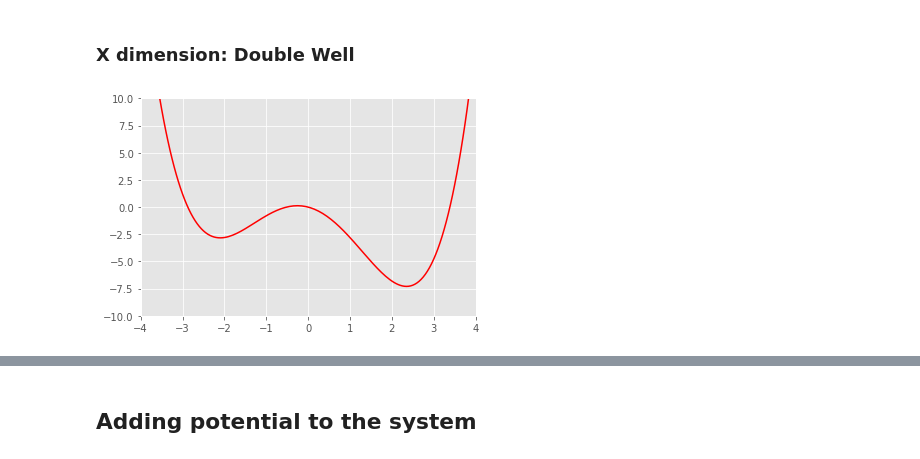
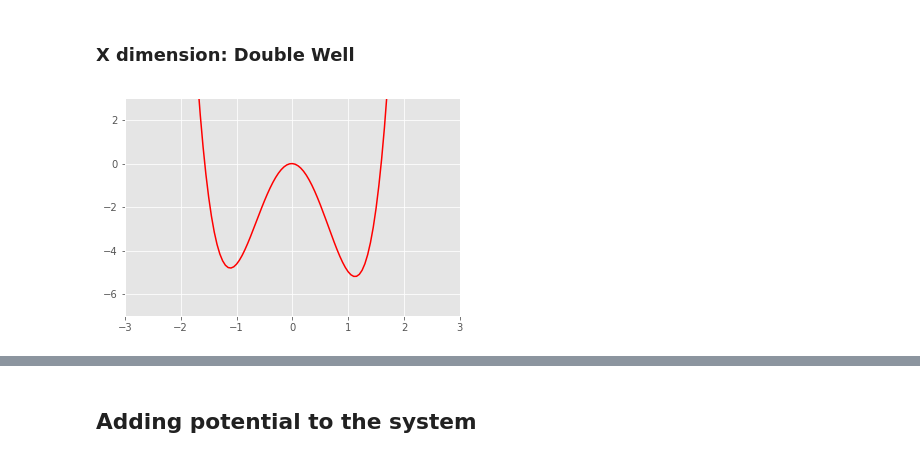
Before and after one commit to chemlove/REMD, a Jupyter notebook: double_well.ipynb, the cells around one changed output, grey strips where cells are left out. Saved outputs shown, nothing was run; the diff lists cells and outputs as text; code cells hidden in the pictures.

```diff
--- a/double_well.ipynb
+++ b/double_well.ipynb
@@ -61,21 +63,21 @@ Oscillation periods T in minima:
 # %%
 # 'Eo(C*x**4-x**2)+M*x'
 
 def double_well(x,Eo,C,M):
     return Eo*(C*x**4-x**2)+M*x
 
-Eo=2.0
-C=0.1
-M=-1.0
+Eo=8.0
+C=0.4
+M=-0.175
 
 x_serie = np.arange(-5., 5., 0.05)
 
 plt.plot(x_serie, double_well(x_serie,Eo,C,M), 'r-')
-plt.ylim(-10,10)
-plt.xlim(-4,4)
+plt.ylim(-7,3)
+plt.xlim(-3,3)
 plt.show()
 # %% [output]
-[figure, old version]
+[figure, new version]
 # %%
 x = sy.symbols('x')
 g=sy.diff(Eo*(C*x**4-x**2)+M*x,x)
```
Also changed, not shown: parts of 20 cells of this notebook, 3 other files.
